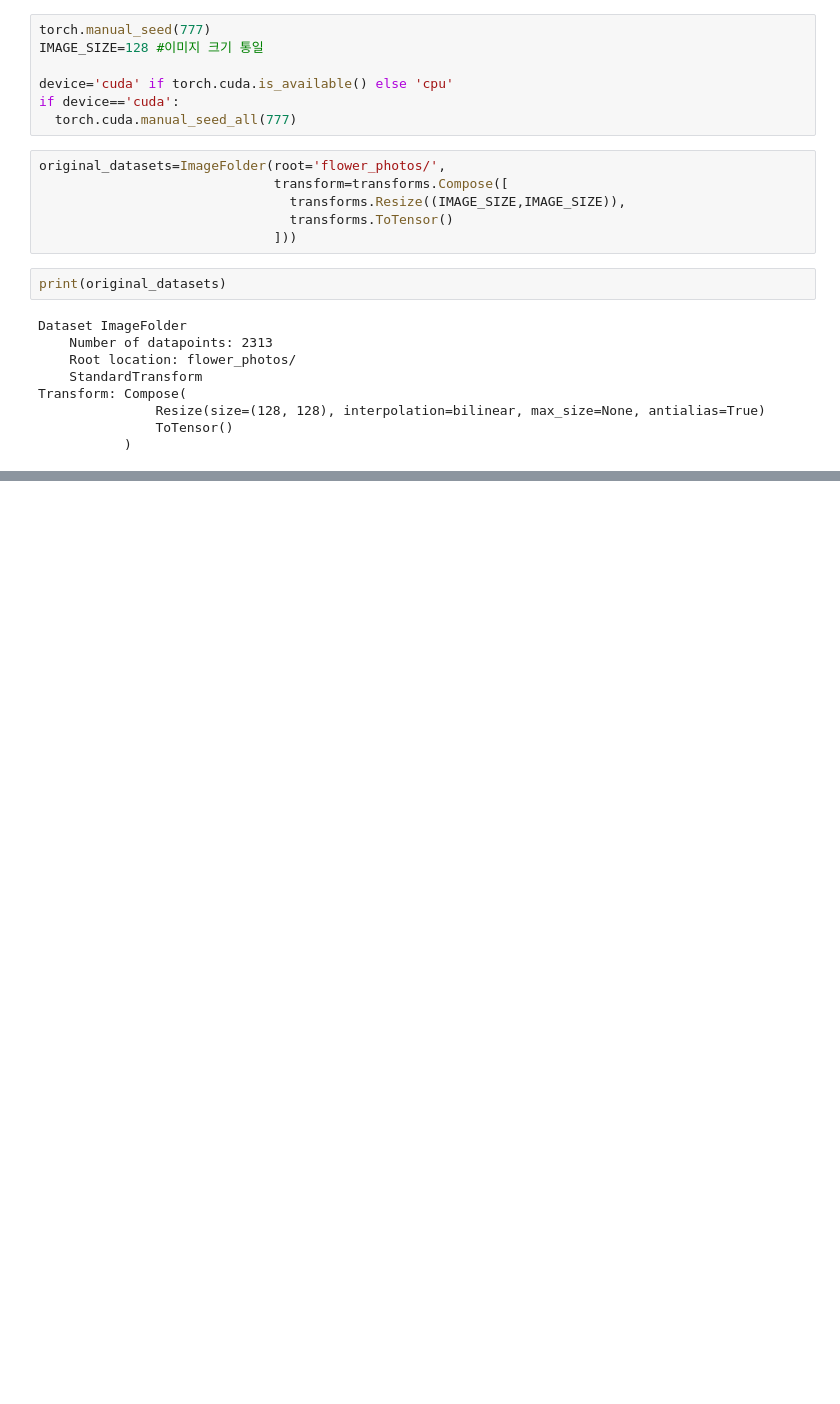
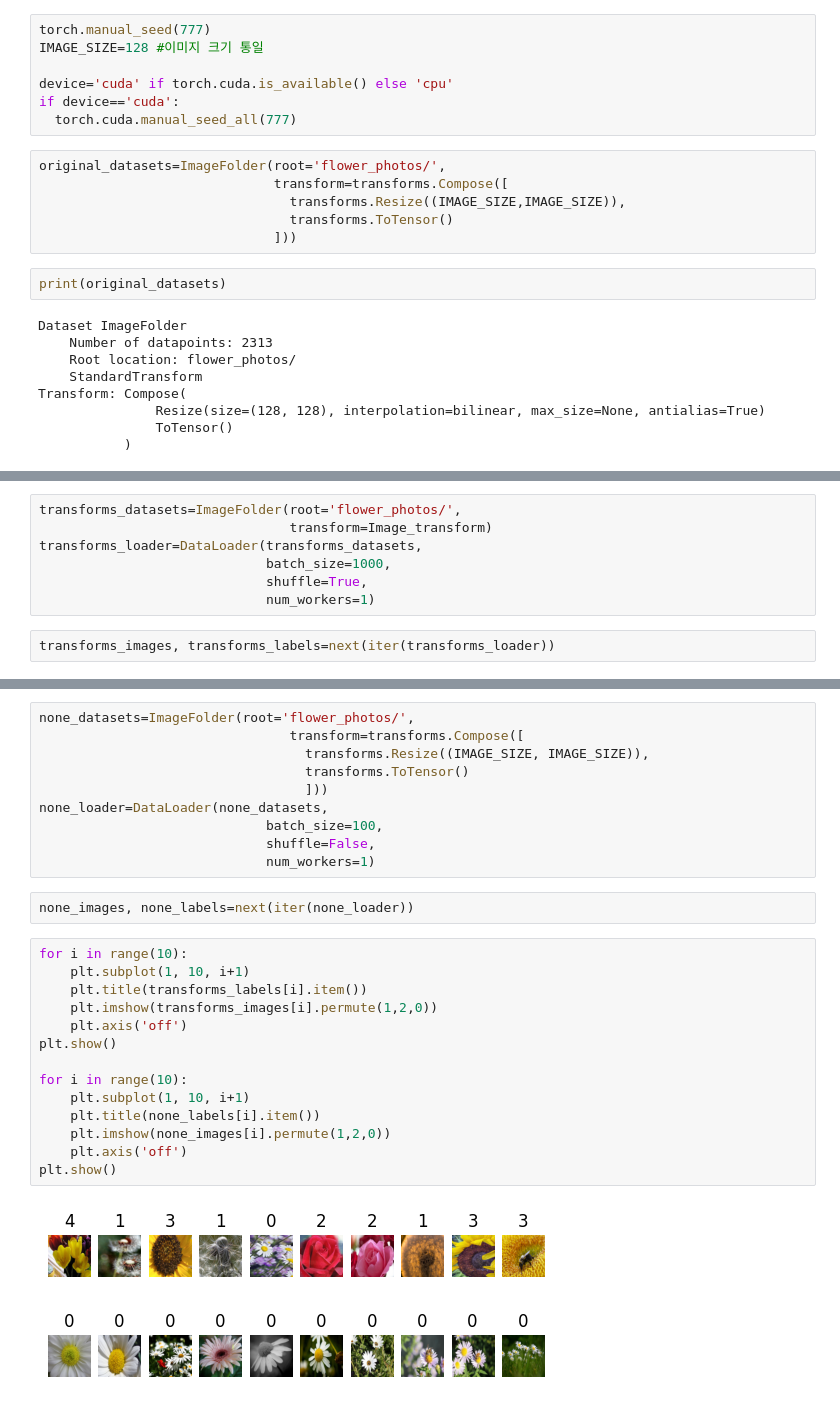
Before and after one commit to 20150030/pytorchProject, a Jupyter notebook: ch08/flower_cnn.ipynb, the cells around one changed output, grey strips where cells are left out. Saved outputs shown, nothing was run; the diff lists cells and outputs as text; blank space fills up the shorter version.

```diff
--- a/ch08/flower_cnn.ipynb
+++ b/ch08/flower_cnn.ipynb
@@ -63,0 +97,9 @@ torch.Size([13, 3, 128, 128]) torch.Size([13])
+# %%
+transforms_datasets=ImageFolder(root='flower_photos/',
+                                transform=Image_transform)
+transforms_loader=DataLoader(transforms_datasets,
+                             batch_size=1000,
+                             shuffle=True,
+                             num_workers=1)
+# %%
+transforms_images, transforms_labels=next(iter(transforms_loader))
@@ -63,0 +114,29 @@ torch.Size([13, 3, 128, 128]) torch.Size([13])
+# %%
+none_datasets=ImageFolder(root='flower_photos/',
+                                transform=transforms.Compose([
+                                  transforms.Resize((IMAGE_SIZE, IMAGE_SIZE)),
+                                  transforms.ToTensor()
+                                  ]))
+none_loader=DataLoader(none_datasets,
+                             batch_size=100,
+                             shuffle=False,
+                             num_workers=1)
+# %%
+none_images, none_labels=next(iter(none_loader))
+# %%
+for i in range(10):
+    plt.subplot(1, 10, i+1)
+    plt.title(transforms_labels[i].item())
+    plt.imshow(transforms_images[i].permute(1,2,0))
+    plt.axis('off')
+plt.show()
+
+for i in range(10):
+    plt.subplot(1, 10, i+1)
+    plt.title(none_labels[i].item())
+    plt.imshow(none_images[i].permute(1,2,0))
+    plt.axis('off')
+plt.show()
+# %% [output]
+[figure, added]
+[figure, added]
```
Also changed, not shown: parts of 27 cells of this notebook, 2 other files.
